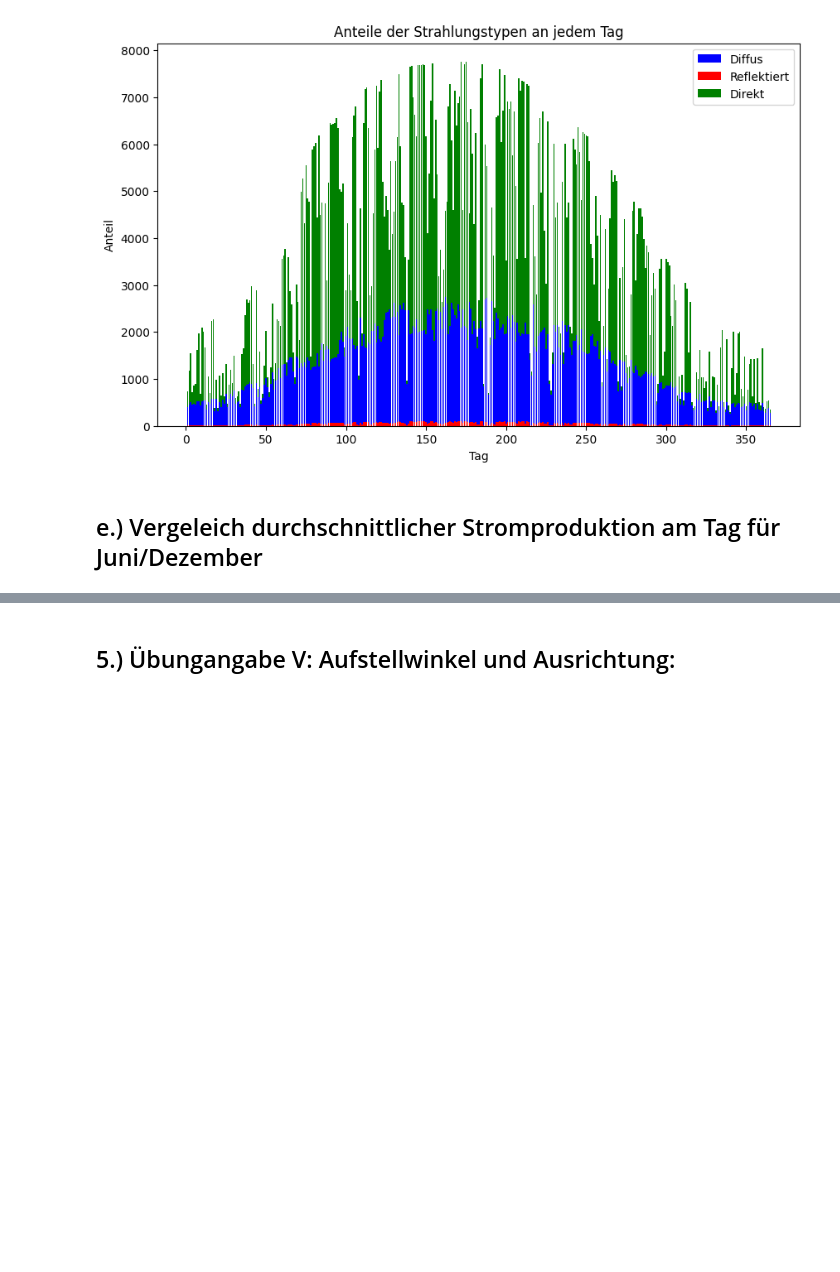
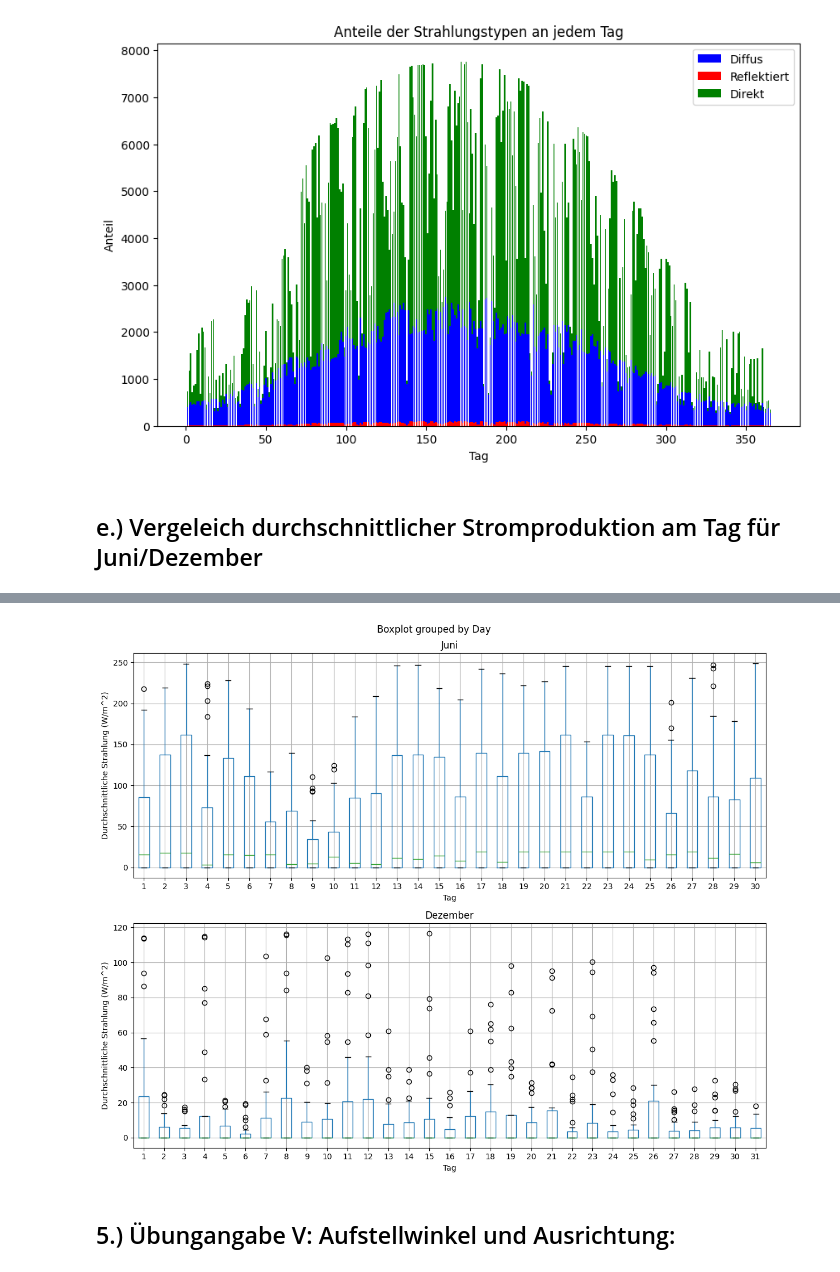
Before and after one commit to AhmedAkhi/1.UE_FV, a Jupyter notebook: UE1_Gruppe2.ipynb, the cells around one changed output, grey strips where cells are left out. Drawn from its saved outputs; the diff is of its cells as text; code cells hidden in the pictures; blank space fills up the shorter version.

```diff
--- a/UE1_Gruppe2.ipynb
+++ b/UE1_Gruppe2.ipynb
@@ -410,3 +410,43 @@ plt.show()
+# %%
+
+df = pd.read_csv("Strahlung.csv")
+
+# Konvertiere die Stundenangaben in Ganzzahlen für die Gruppierung
+df['Hour'] = df['Hour'].astype(int)
+
+# Extrahiere die Daten für die Monate Juni und Dezember
+june_data = df[df['Month'] == 6]
+december_data = df[df['Month'] == 12]
+
+# Gruppiere die Daten nach Jahr, Monat, Tag und Stunde und berechne den Durchschnitt pro Stunde
+june_hourly_avg = june_data.groupby(['Year', 'Month', 'Day', 'Hour']).mean().reset_index()
+december_hourly_avg = december_data.groupby(['Year', 'Month', 'Day', 'Hour']).mean().reset_index()
+
+# Teile die summierten Werte durch 4, um den Durchschnitt pro Stunde zu erhalten
+june_hourly_avg['GlobalHoriz'] /= 4
+december_hourly_avg['GlobalHoriz'] /= 4
+
+# Erstelle eine Matrix für die Strahlungswerte pro Stunde für jeden Tag im Juni und Dezember
+june_hourly_matrix = june_hourly_avg.pivot_table(index='Hour', columns='Day', values='GlobalInclined')
+december_hourly_matrix = december_hourly_avg.pivot_table(index='Hour', columns='Day', values='GlobalInclined')
+
+# Erstelle Boxplots für die durchschnittliche Strahlung für jeden Tag in Juni und Dezember
+fig, axes = plt.subplots(2, 1, figsize=(12, 10))
+
+june_hourly_avg.boxplot(column='GlobalInclined', by='Day', ax=axes[0])
+axes[0].set_title('Juni')
+axes[0].set_xlabel('Tag')
+axes[0].set_ylabel('Durchschnittliche Strahlung (W/m^2)')
+
+december_hourly_avg.boxplot(column='GlobalInclined', by='Day', ax=axes[1])
+axes[1].set_title('Dezember')
+axes[1].set_xlabel('Tag')
+axes[1].set_ylabel('Durchschnittliche Strahlung (W/m^2)')
+
+plt.tight_layout()
+plt.show()
+# %% [output]
+[figure, added]
 # %% [markdown]
 ## 5.) Übungangabe V: Aufstellwinkel und Ausrichtung:
 # %%
```
Also changed, not shown: parts of 2 cells of this notebook.
